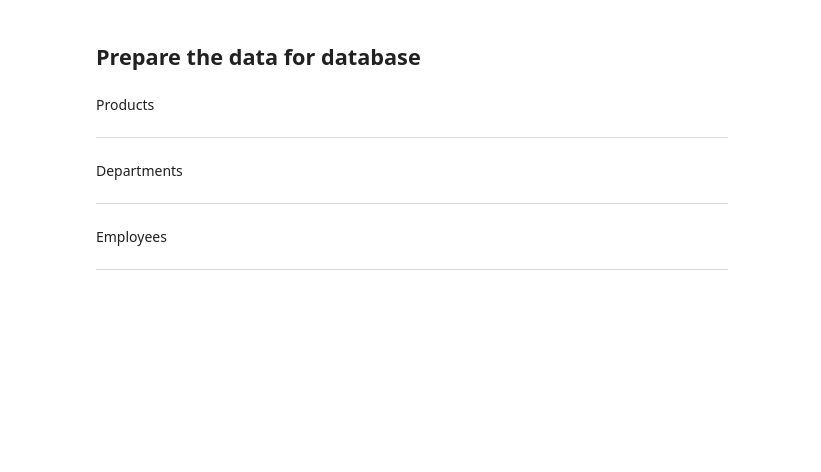
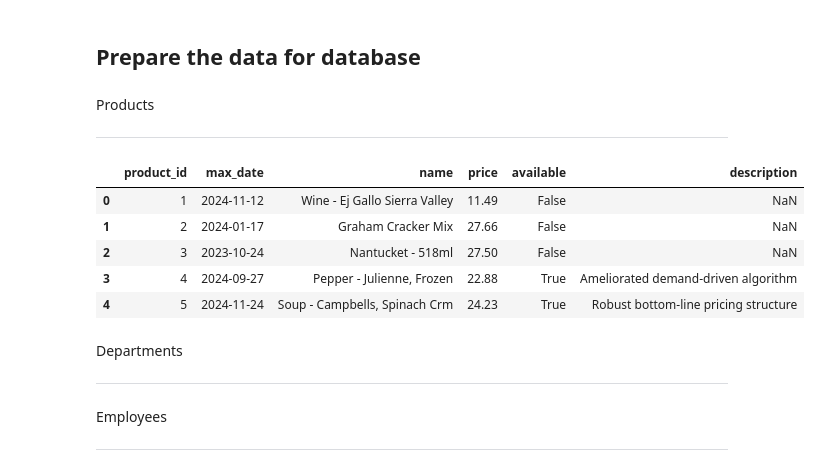
Before and after one commit to AdelGitGud/Notebook-testing-ground, a Jupyter notebook: ECORP1.ipynb, the cells around one changed output. Drawn from its saved outputs; the diff is of its cells as text; code cells hidden in the pictures; blank space fills up the shorter version.

```diff
--- a/ECORP1.ipynb
+++ b/ECORP1.ipynb
@@ -183,6 +213,16 @@ memory usage: 15.8+ KB
 Products
 
 ---
+# %%
+finalProducts = pd.concat([productsDateJson, productsXl], axis=1)
+finalProducts.head()
+# %% [output]
+|  | product_id | max_date | name | price | available | description |
+| 0 | 1 | 2024-11-12 | Wine - Ej Gallo Sierra Valley | 11.49 | False | NaN |
+| 1 | 2 | 2024-01-17 | Graham Cracker Mix | 27.66 | False | NaN |
+| 2 | 3 | 2023-10-24 | Nantucket - 518ml | 27.50 | False | NaN |
+| 3 | 4 | 2024-09-27 | Pepper - Julienne, Frozen | 22.88 | True | Ameliorated demand-driven algorithm |
+| 4 | 5 | 2024-11-24 | Soup - Campbells, Spinach Crm | 24.23 | True | Robust bottom-line pricing structure |
 # %% [markdown]
 Departments
 
```
Also changed, not shown: parts of 16 cells of this notebook.
